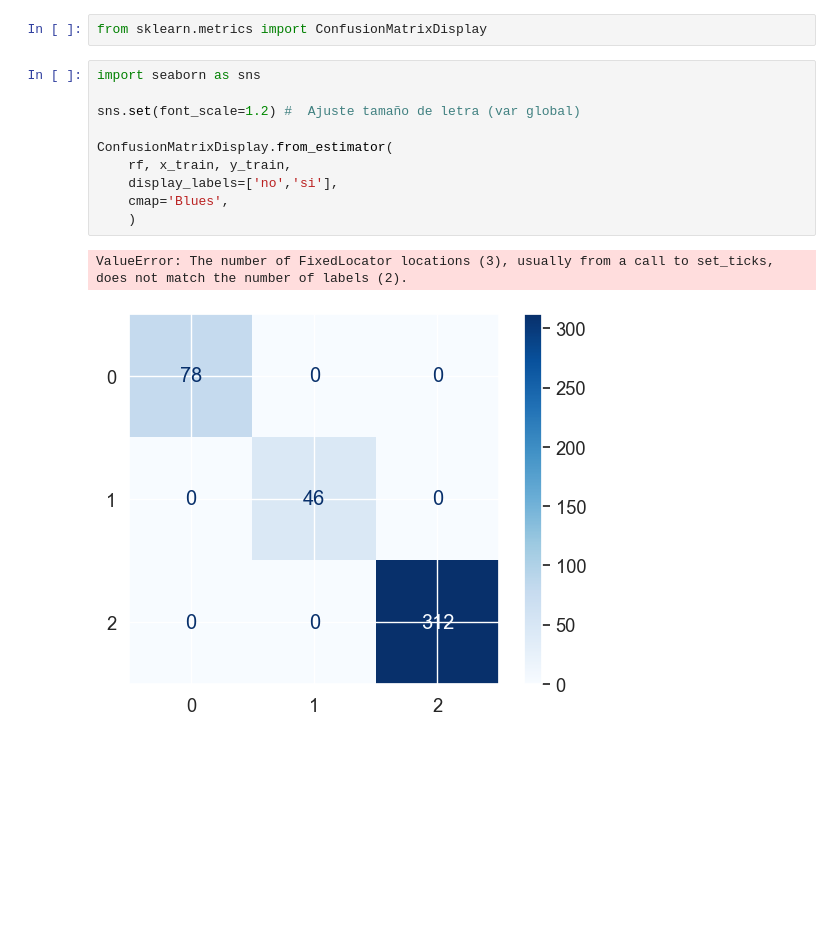
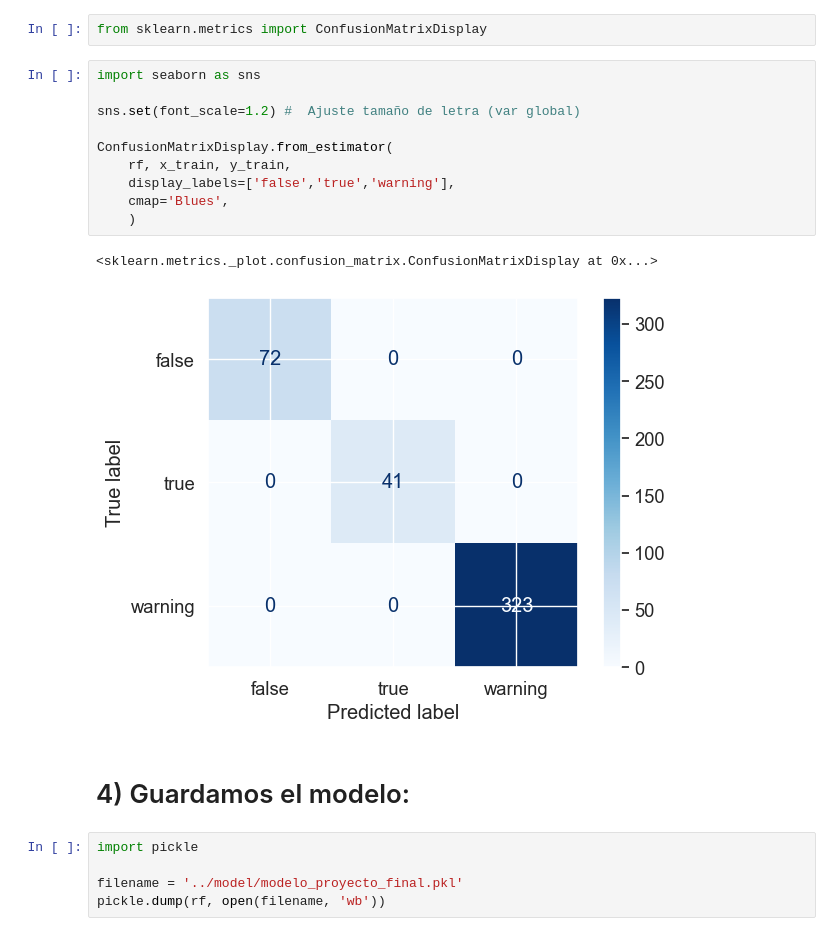
Before and after one commit to 19dave92/final_edvai, a Jupyter notebook: Resolucion/p5__Modelo.ipynb, the cells around one changed output. Drawn from its saved outputs; the diff is of its cells as text; blank space fills up the shorter version.

```diff
--- a/Resolucion/p5__Modelo.ipynb
+++ b/Resolucion/p5__Modelo.ipynb
@@ -48,13 +48,20 @@ from sklearn.metrics import ConfusionMatrixDisplay
 # %%
 import seaborn as sns
 
 sns.set(font_scale=1.2) #  Ajuste tamaño de letra (var global)
 
 ConfusionMatrixDisplay.from_estimator(
     rf, x_train, y_train,
-    display_labels=['no','si'],
+    display_labels=['false','true','warning'],
     cmap='Blues',
     )
 # %% [output]
-ValueError: The number of FixedLocator locations (3), usually from a call to set_ticks, does not match the number of labels (2).
+<sklearn.metrics._plot.confusion_matrix.ConfusionMatrixDisplay at 0x...>
-[figure, old version]
+[figure, new version]
+# %% [markdown]
+# 4) Guardamos el modelo:
+# %%
+import pickle
+
+filename = '../model/modelo_proyecto_final.pkl'
+pickle.dump(rf, open(filename, 'wb'))
```
Also changed, not shown: 6 other files.
